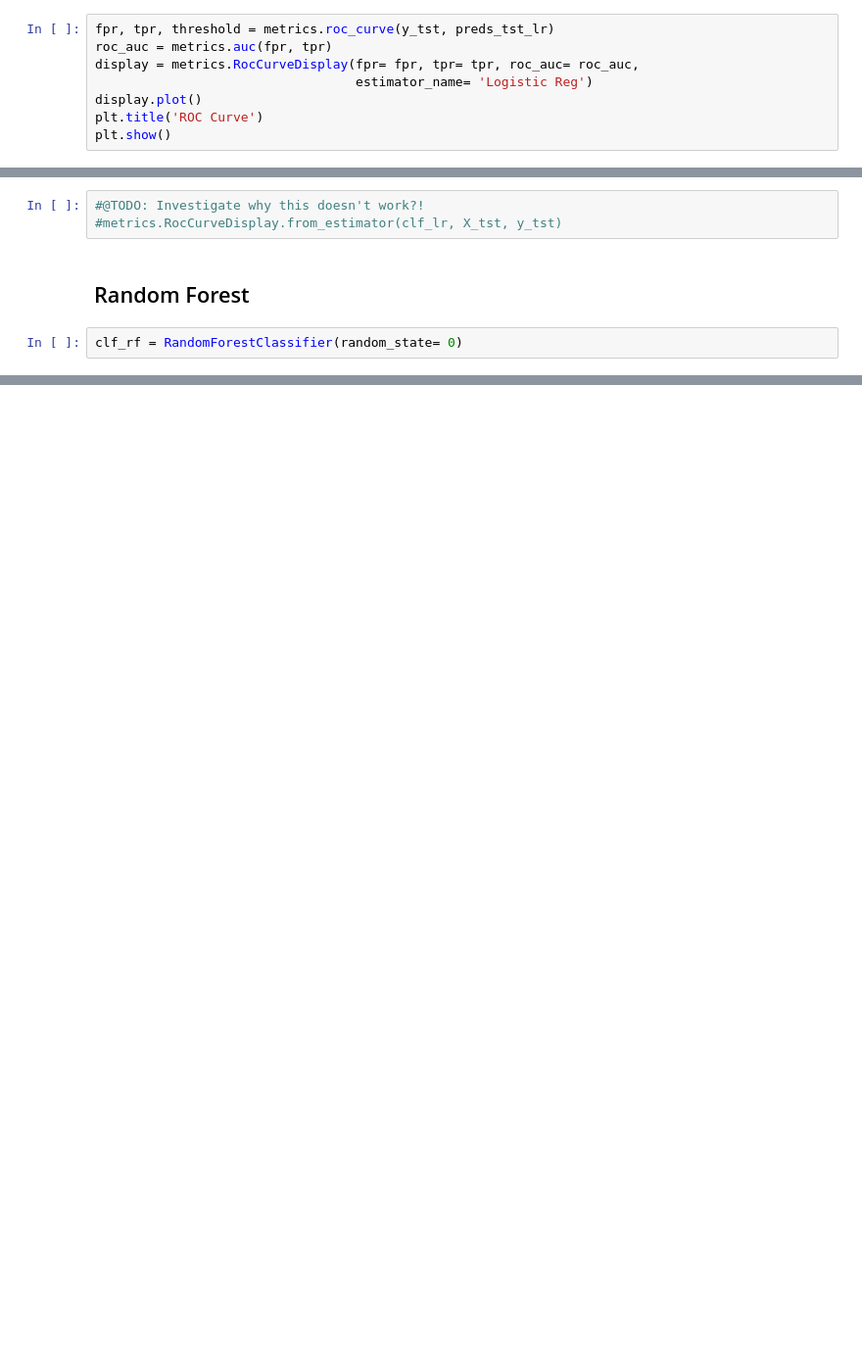
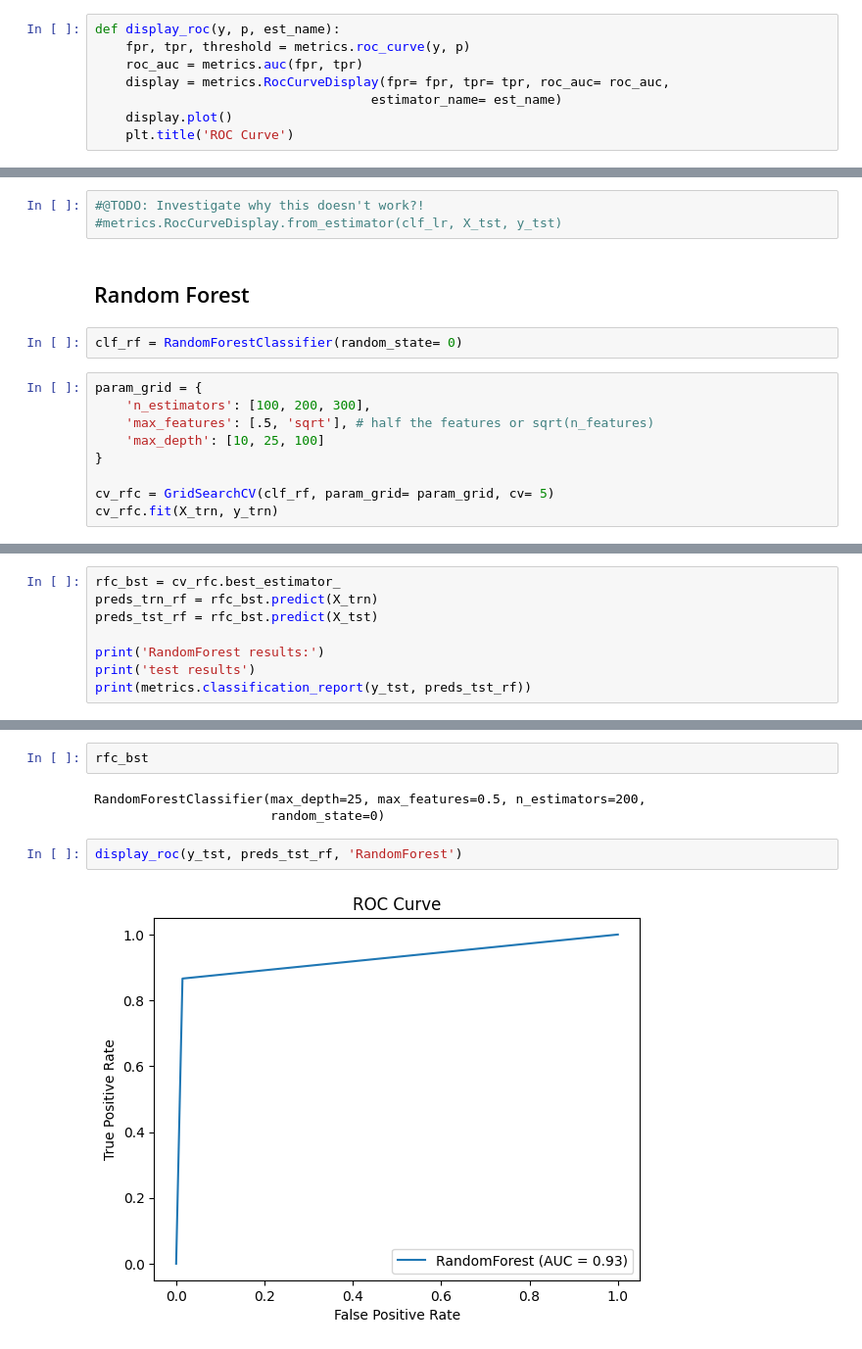
Before and after one commit to heschmat/ML-Exploration-Kit, a Jupyter notebook: customer_churn_clean_code/customer_churn.ipynb, the cells around one changed output, grey strips where cells are left out. Shown at 98% size. Cells and saved outputs as stored; diff of their text form; blank space fills up the shorter version.

Commit message:
Add RandomForest; roc_curv, feature importance & shap values.

```diff
--- a/customer_churn_clean_code/customer_churn.ipynb
+++ b/customer_churn_clean_code/customer_churn.ipynb
@@ -203,10 +207,10 @@ test results
    macro avg       0.82      0.78      0.80      3039
 weighted avg       0.90      0.90      0.90      3039
 # %%
-fpr, tpr, threshold = metrics.roc_curve(y_tst, preds_tst_lr)
-roc_auc = metrics.auc(fpr, tpr)
-display = metrics.RocCurveDisplay(fpr= fpr, tpr= tpr, roc_auc= roc_auc,
-                                  estimator_name= 'Logistic Reg')
-display.plot()
-plt.title('ROC Curve')
-plt.show()
+def display_roc(y, p, est_name):
+    fpr, tpr, threshold = metrics.roc_curve(y, p)
+    roc_auc = metrics.auc(fpr, tpr)
+    display = metrics.RocCurveDisplay(fpr= fpr, tpr= tpr, roc_auc= roc_auc,
+                                    estimator_name= est_name)
+    display.plot()
+    plt.title('ROC Curve')
@@ -219,3 +225,12 @@ plt.show()
 ## Random Forest
 # %%
 clf_rf = RandomForestClassifier(random_state= 0)
+# %%
+param_grid = {
+    'n_estimators': [100, 200, 300],
+    'max_features': [.5, 'sqrt'], # half the features or sqrt(n_features)
+    'max_depth': [10, 25, 100]
+}
+
+cv_rfc = GridSearchCV(clf_rf, param_grid= param_grid, cv= 5)
+cv_rfc.fit(X_trn, y_trn)
@@ -221,0 +242,8 @@ clf_rf = RandomForestClassifier(random_state= 0)
+# %%
+rfc_bst = cv_rfc.best_estimator_
+preds_trn_rf = rfc_bst.predict(X_trn)
+preds_tst_rf = rfc_bst.predict(X_tst)
+
+print('RandomForest results:')
+print('test results')
+print(metrics.classification_report(y_tst, preds_tst_rf))
@@ -221,0 +261,9 @@ clf_rf = RandomForestClassifier(random_state= 0)
+# %%
+rfc_bst
+# %% [output]
+RandomForestClassifier(max_depth=25, max_features=0.5, n_estimators=200,
+                       random_state=0)
+# %%
+display_roc(y_tst, preds_tst_rf, 'RandomForest')
+# %% [output]
+[figure, added]
```
Also changed, not shown: parts of 10 cells of this notebook.
